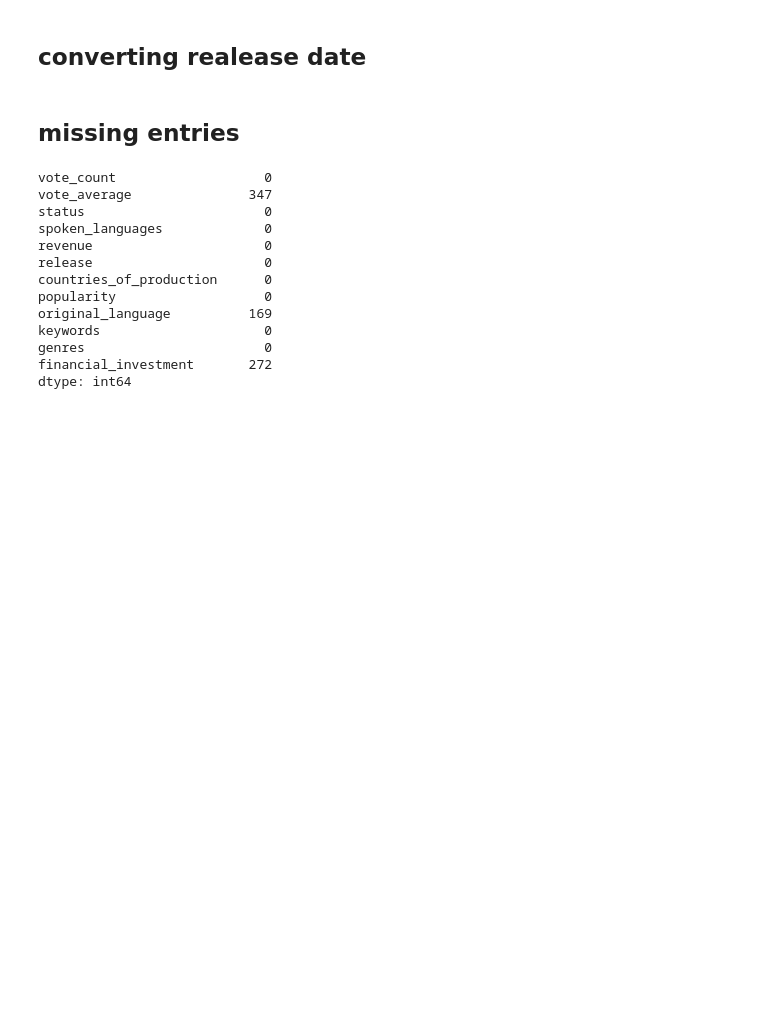
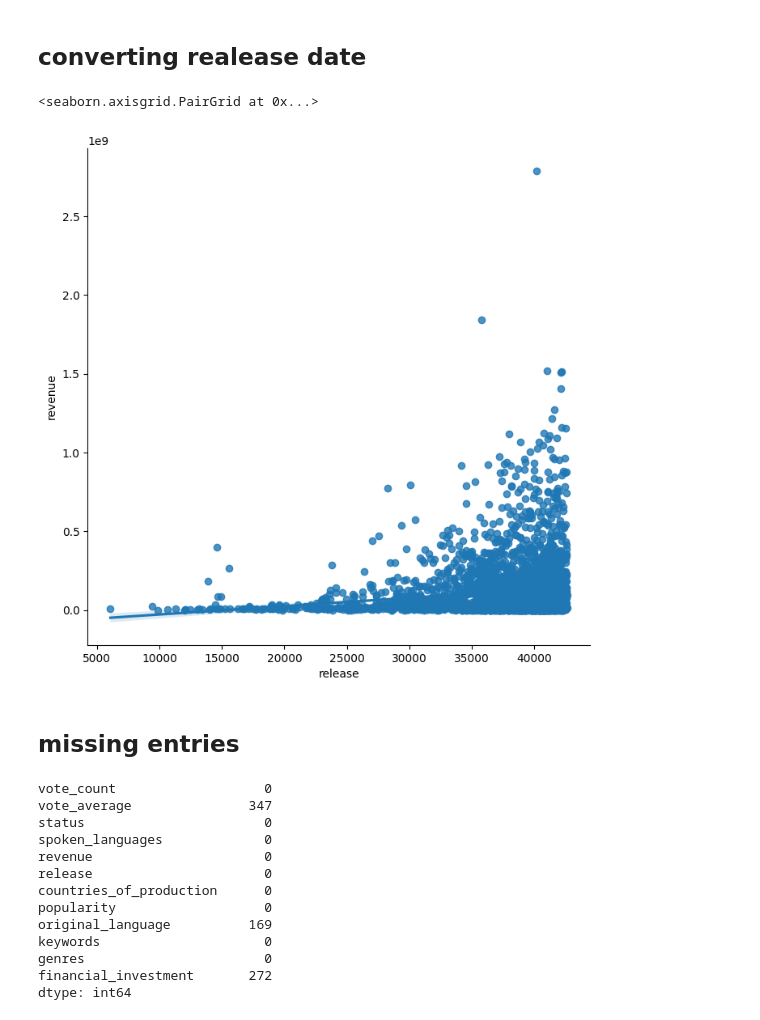
Before and after one commit to ChillinSoul/machineLearning, a Jupyter notebook: data_exploration/main.ipynb, the cells around one changed output. Drawn from its saved outputs; the diff is of its cells as text; code cells hidden in the pictures; blank space fills up the shorter version.

```diff
--- a/data_exploration/main.ipynb
+++ b/data_exploration/main.ipynb
@@ -102,3 +98,10 @@ data["release"] = data["release"].apply(helper.convert_datestring_to_days_since_
+# %%
+data["release"] = data["release"].apply(helper.convert_datestring_to_days_since_1900)
+
+sns.pairplot(data, x_vars=['release'],y_vars='revenue', height=7, aspect=1, kind='reg')
+# %% [output]
+<seaborn.axisgrid.PairGrid at 0x...>
+[figure, added]
 # %% [markdown]
 ## missing entries
 # %%
```
Also changed, not shown: parts of 16 cells of this notebook, 9 other files.
